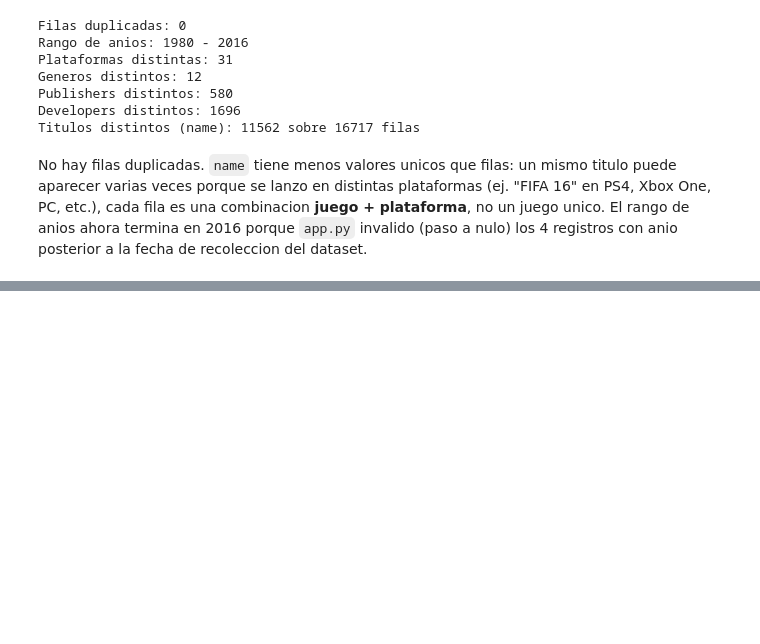
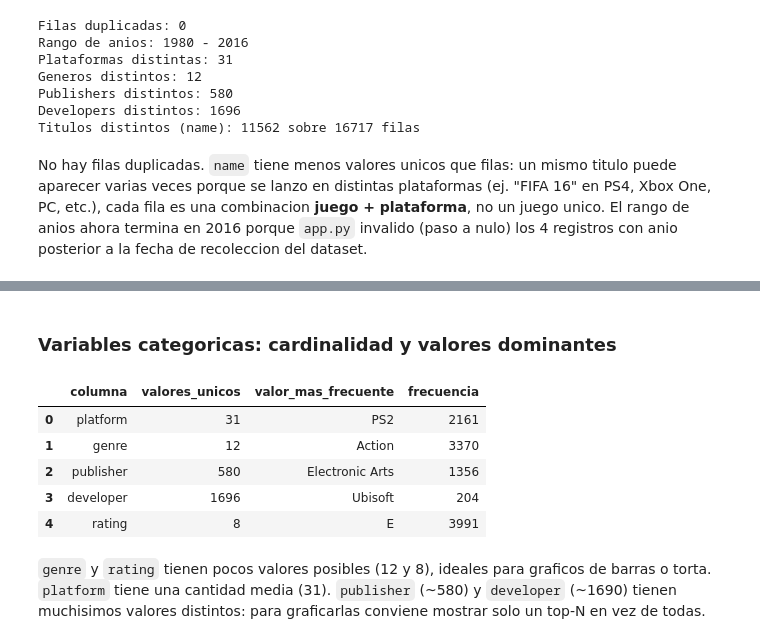
Before and after one commit to LigaDevPro/Inteligencia-Artificial-tp, a Jupyter notebook: analisis_exploratorio.ipynb, the cells around one changed output, grey strips where cells are left out. Cells and saved outputs as stored; diff of their text form; code cells hidden in the pictures; blank space fills up the shorter version.

```diff
--- a/analisis_exploratorio.ipynb
+++ b/analisis_exploratorio.ipynb
@@ -111,0 +176,24 @@ es una combinacion **juego + plataforma**, no un juego unico. El rango de anios
+# %% [markdown]
+### Variables categoricas: cardinalidad y valores dominantes
+# %%
+cat_summary = []
+for col in ["platform", "genre", "publisher", "developer", "rating"]:
+    top = df[col].value_counts(dropna=True)
+    cat_summary.append({
+        "columna": col,
+        "valores_unicos": df[col].nunique(),
+        "valor_mas_frecuente": top.index[0],
+        "frecuencia": top.iloc[0],
+    })
+pd.DataFrame(cat_summary)
+# %% [output]
+|  | columna | valores_unicos | valor_mas_frecuente | frecuencia |
+| 0 | platform | 31 | PS2 | 2161 |
+| 1 | genre | 12 | Action | 3370 |
+| 2 | publisher | 580 | Electronic Arts | 1356 |
+| 3 | developer | 1696 | Ubisoft | 204 |
+| 4 | rating | 8 | E | 3991 |
+# %% [markdown]
+`genre` y `rating` tienen pocos valores posibles (12 y 8), ideales para graficos de barras o torta.
+`platform` tiene una cantidad media (31). `publisher` (~580) y `developer` (~1690) tienen muchisimos valores
+distintos: para graficarlas conviene mostrar solo un top-N en vez de todas.
```
Also changed, not shown: parts of 7 cells of this notebook.
